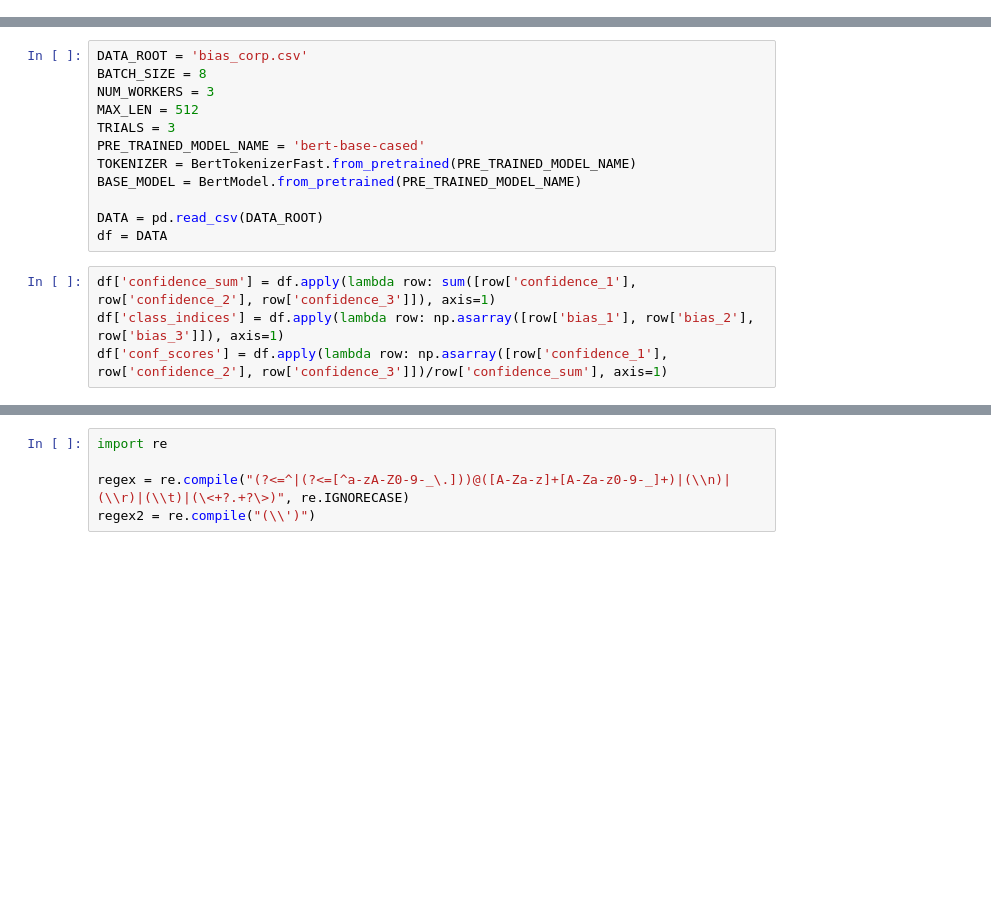
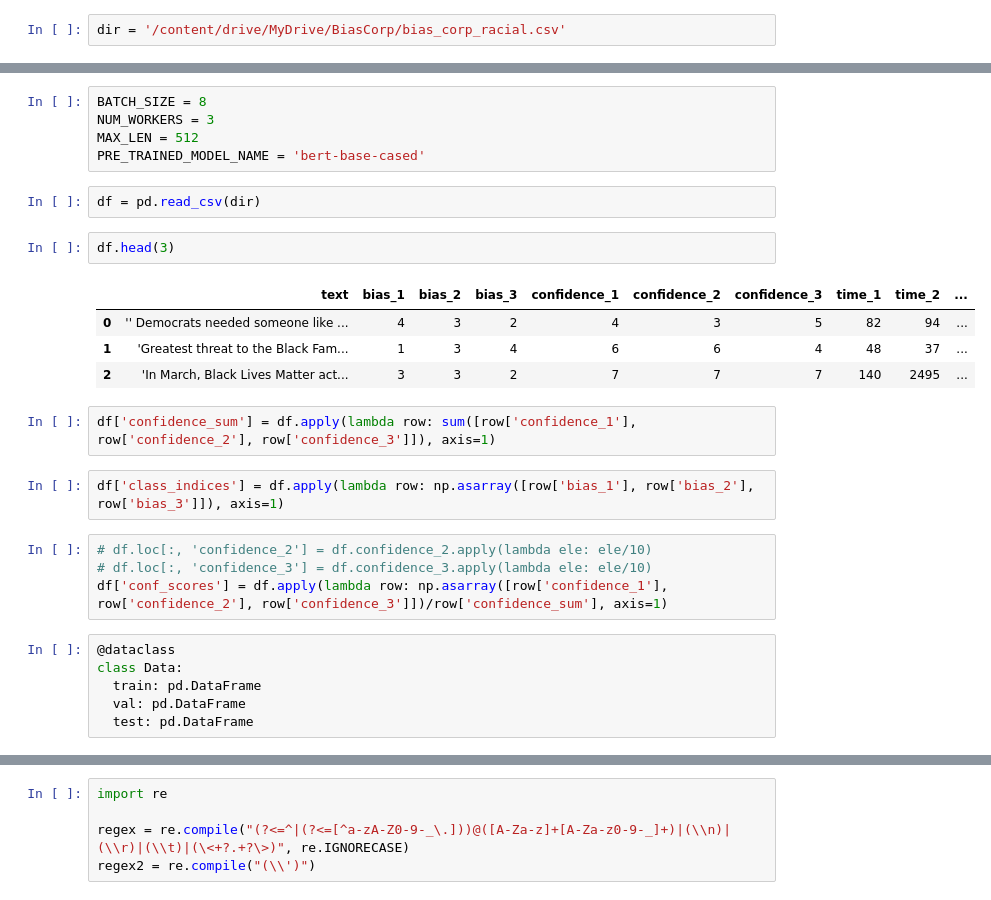
Before and after one commit to walexi/mila_dump, a Jupyter notebook: BiasCorp_Analysis.ipynb, the cells around one changed output, grey strips where cells are left out. Drawn from its saved outputs; the diff is of its cells as text; blank space fills up the shorter version.

```diff
--- a/BiasCorp_Analysis.ipynb
+++ b/BiasCorp_Analysis.ipynb
@@ -5,3 +22,5 @@
+# %%
+dir = '/content/drive/MyDrive/BiasCorp/bias_corp_racial.csv'
 # %%
 import torch
 from torch.utils.data import DataLoader, Dataset
@@ -29,16 +88,28 @@ from hopfield import HopfieldLayer, Hopfield, HopfieldPooling, HopfieldCore
 # %%
-DATA_ROOT = 'bias_corp.csv'
 BATCH_SIZE = 8
 NUM_WORKERS = 3
 MAX_LEN = 512
-TRIALS = 3
 PRE_TRAINED_MODEL_NAME = 'bert-base-cased'
-TOKENIZER = BertTokenizerFast.from_pretrained(PRE_TRAINED_MODEL_NAME)
-BASE_MODEL = BertModel.from_pretrained(PRE_TRAINED_MODEL_NAME)
-
-DATA = pd.read_csv(DATA_ROOT)
-df = DATA
+# %%
+df = pd.read_csv(dir)
+# %%
+df.head(3)
+# %% [output]
+|  | text | bias_1 | bias_2 | bias_3 | confidence_1 | confidence_2 | confidence_3 | time_1 | time_2 | ... |
+| 0 | '' Democrats needed someone like ... | 4 | 3 | 2 | 4 | 3 | 5 | 82 | 94 | ... |
+| 1 | 'Greatest threat to the Black Fam... | 1 | 3 | 4 | 6 | 6 | 4 | 48 | 37 | ... |
+| 2 | 'In March, Black Lives Matter act... | 3 | 3 | 2 | 7 | 7 | 7 | 140 | 2495 | ... |
+# %%
+df['confidence_sum'] = df.apply(lambda row: sum([row['confidence_1'], row['confidence_2'], row['confidence_3']]), axis=1)
+# %%
+df['class_indices'] = df.apply(lambda row: np.asarray([row['bias_1'], row['bias_2'], row['bias_3']]), axis=1)
 # %%
-df['confidence_sum'] = df.apply(lambda row: sum([row['confidence_1'], row['confidence_2'], row['confidence_3']]), axis=1)
-df['class_indices'] = df.apply(lambda row: np.asarray([row['bias_1'], row['bias_2'], row['bias_3']]), axis=1)
+# df.loc[:, 'confidence_2'] = df.confidence_2.apply(lambda ele: ele/10)
+# df.loc[:, 'confidence_3'] = df.confidence_3.apply(lambda ele: ele/10)
 df['conf_scores'] = df.apply(lambda row: np.asarray([row['confidence_1'], row['confidence_2'], row['confidence_3']])/row['confidence_sum'], axis=1)
+# %%
+@dataclass
+class Data:
+  train: pd.DataFrame
+  val: pd.DataFrame
+  test: pd.DataFrame
```
Also changed, not shown: parts of 71 cells of this notebook.
